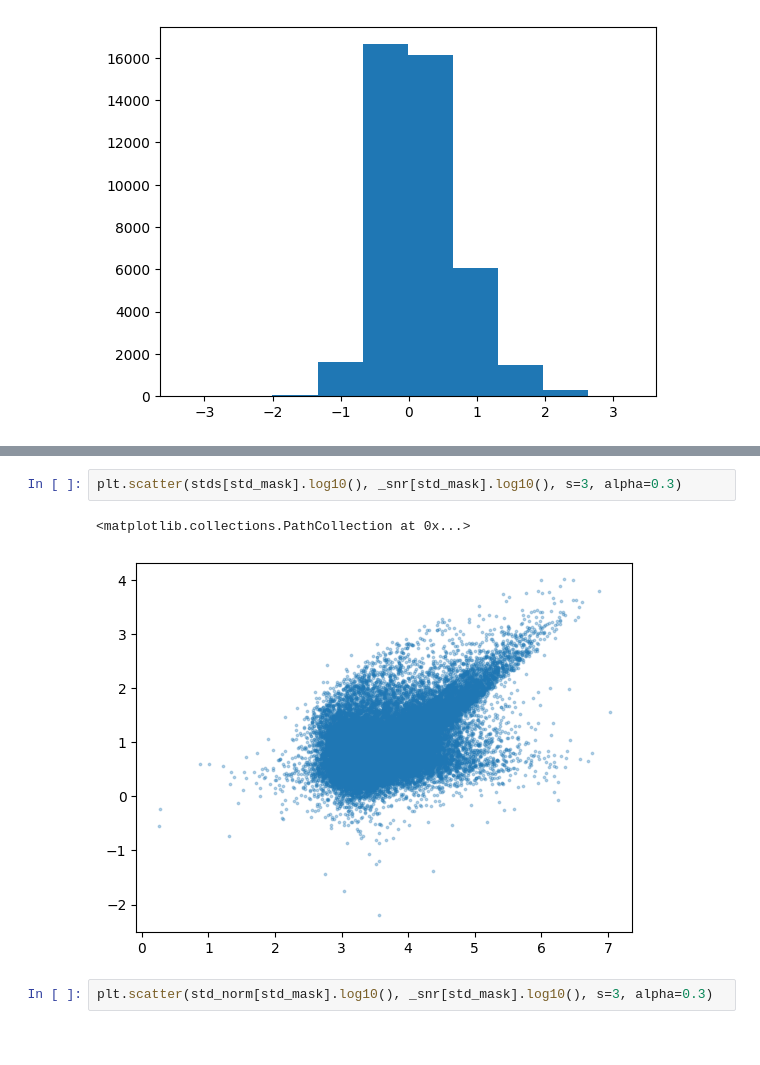
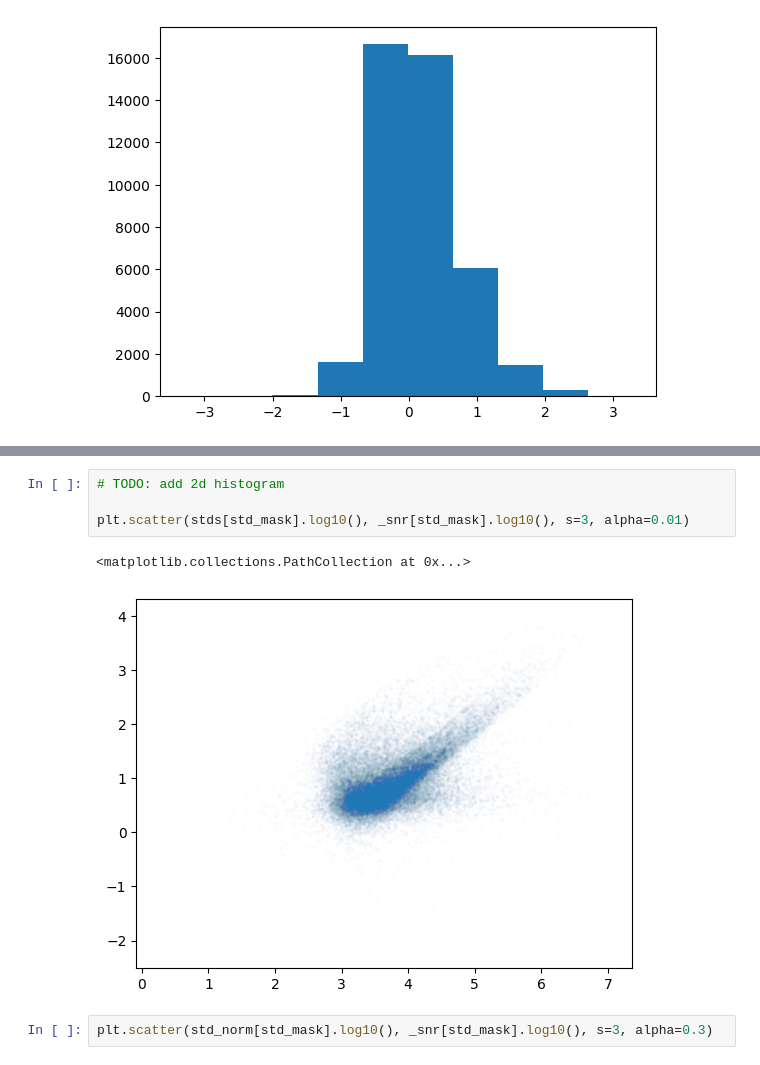
Before and after one commit to ismael-mendoza/bliss, a Jupyter notebook: experiment/notebooks/explore/new-results-sampling1.ipynb, the cells around one changed output, grey strips where cells are left out. Saved outputs shown, nothing was run; the diff lists cells and outputs as text.

```diff
--- a/experiment/notebooks/explore/new-results-sampling1.ipynb
+++ b/experiment/notebooks/explore/new-results-sampling1.ipynb
@@ -556,8 +628,10 @@ plt.hist(std_norm[std_mask].log10())
 # %%
-plt.scatter(stds[std_mask].log10(), _snr[std_mask].log10(), s=3, alpha=0.3)
+# TODO: add 2d histogram
+
+plt.scatter(stds[std_mask].log10(), _snr[std_mask].log10(), s=3, alpha=0.01)
 # %% [output]
 <matplotlib.collections.PathCollection at 0x...>
-[figure, old version]
+[figure, new version]
 # %%
 plt.scatter(std_norm[std_mask].log10(), _snr[std_mask].log10(), s=3, alpha=0.3)
 # %% [output]
```
Also changed, not shown: parts of 29 cells of this notebook, 2 other files.
